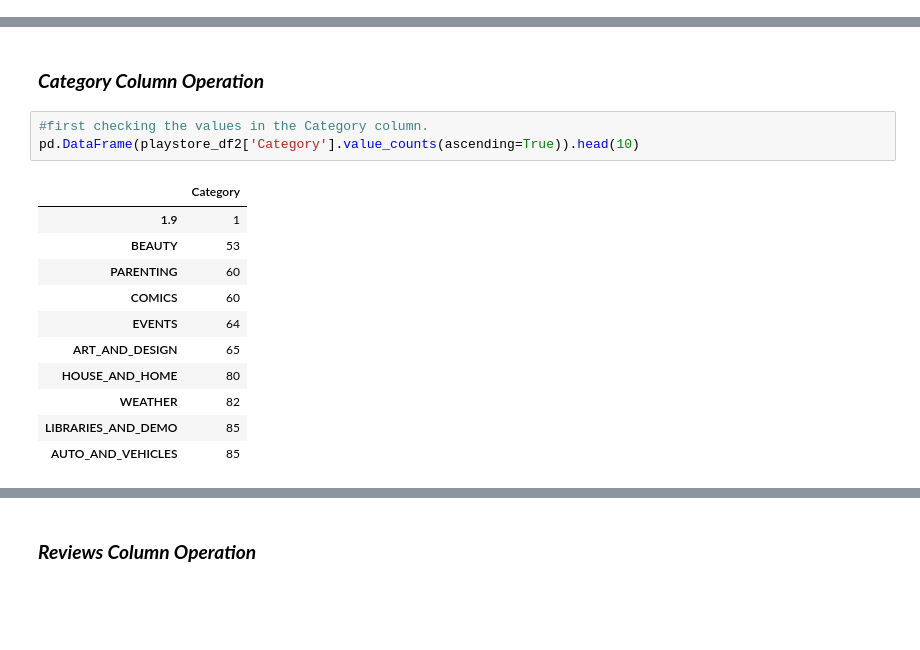
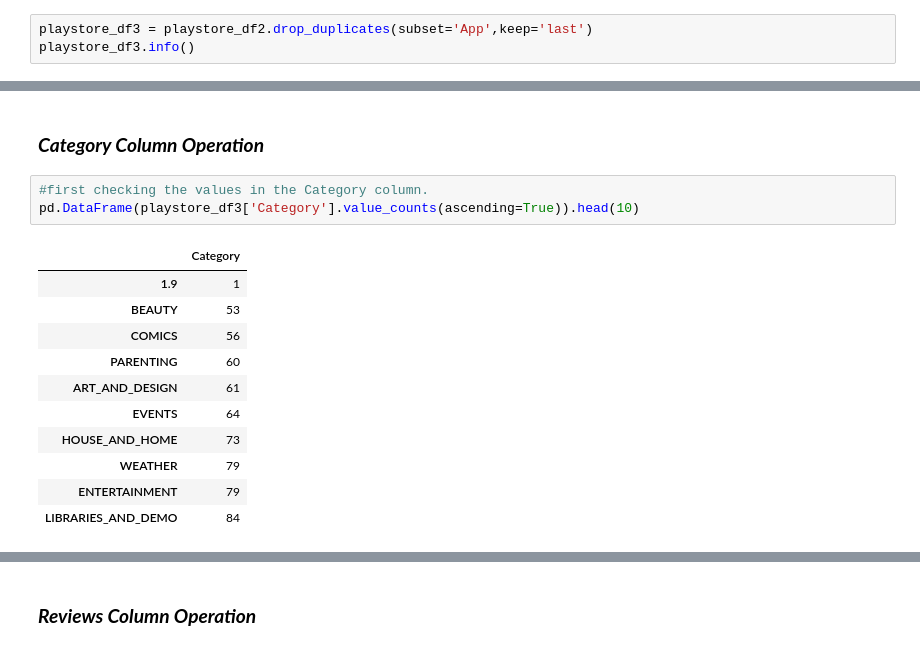
Before and after one commit to jayu071/Playstore_DataDigger, a Jupyter notebook: Play_Store_App_Review_Analysis_Capstone_Project.ipynb, the cells around one changed output, grey strips where cells are left out. Cells and saved outputs as stored; diff of their text form; blank space fills up the shorter version.

```diff
--- a/Play_Store_App_Review_Analysis_Capstone_Project.ipynb
+++ b/Play_Store_App_Review_Analysis_Capstone_Project.ipynb
@@ -268,0 +313,3 @@ Total Rows and Columns in user_reviews_df1 DataFrame is : (30679, 5)
+# %%
+playstore_df3 = playstore_df2.drop_duplicates(subset='App',keep='last')
+playstore_df3.info()
@@ -270,18 +338,18 @@ Total Rows and Columns in user_reviews_df1 DataFrame is : (30679, 5)
 ### ***Category Column Operation***
 # %%
 #first checking the values in the Category column.
-pd.DataFrame(playstore_df2['Category'].value_counts(ascending=True)).head(10)
+pd.DataFrame(playstore_df3['Category'].value_counts(ascending=True)).head(10)
 # %% [output]
 |  | Category |
 | 1.9 | 1 |
 | BEAUTY | 53 |
+| COMICS | 56 |
 | PARENTING | 60 |
-| COMICS | 60 |
+| ART_AND_DESIGN | 61 |
 | EVENTS | 64 |
-| ART_AND_DESIGN | 65 |
-| HOUSE_AND_HOME | 80 |
-| WEATHER | 82 |
-| LIBRARIES_AND_DEMO | 85 |
-| AUTO_AND_VEHICLES | 85 |
+| HOUSE_AND_HOME | 73 |
+| WEATHER | 79 |
+| ENTERTAINMENT | 79 |
+| LIBRARIES_AND_DEMO | 84 |
 # %%
 #1.9 look like a outliner so checking data
```
Also changed, not shown: parts of 18 cells of this notebook.
